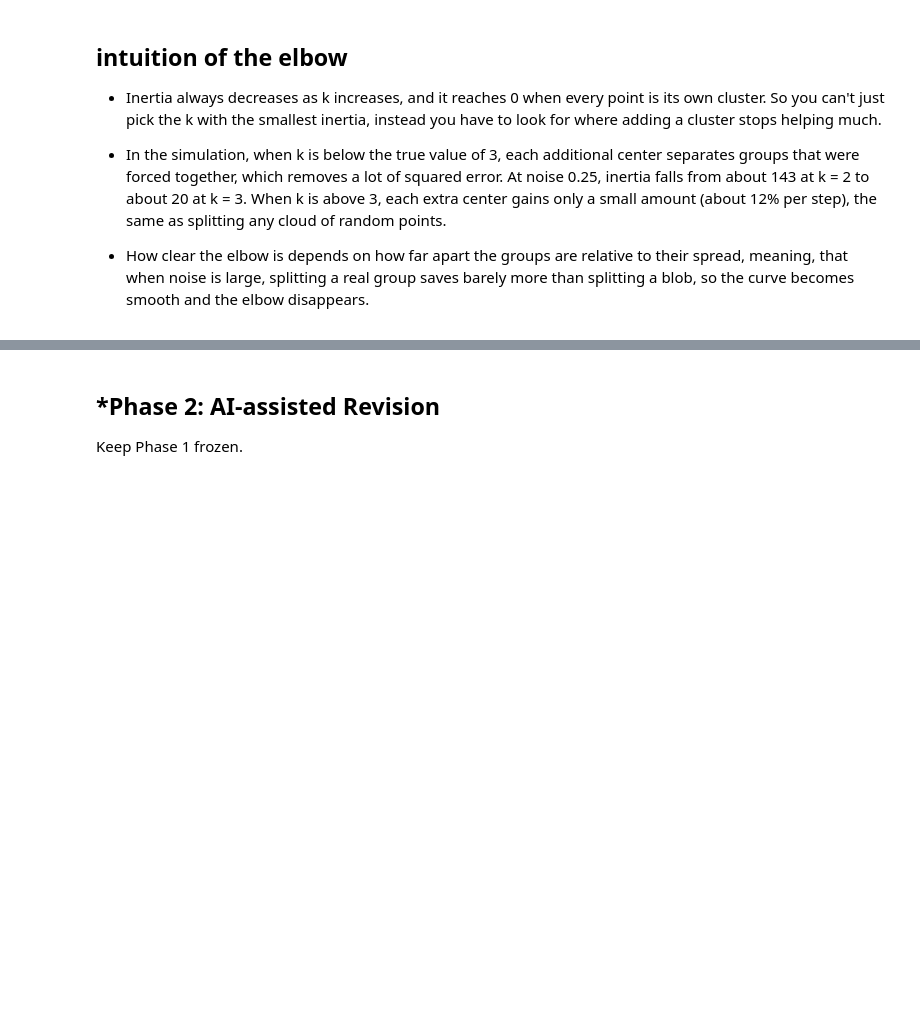
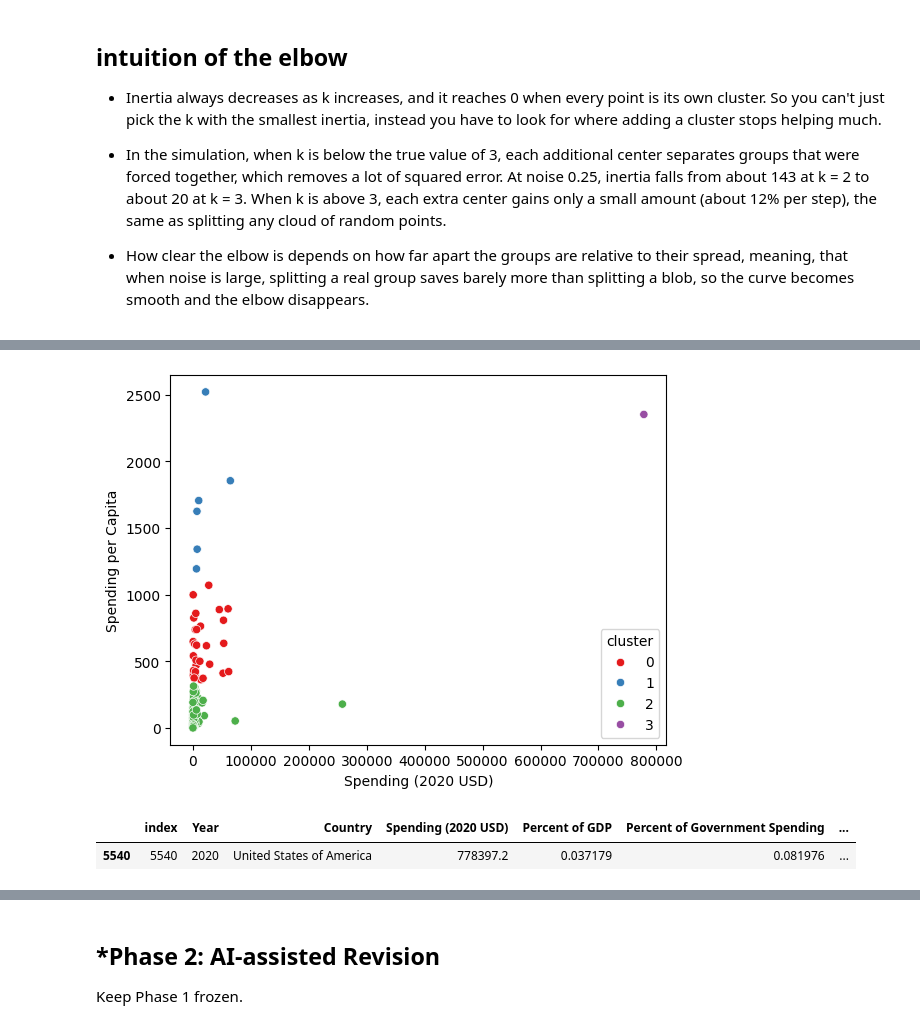
Before and after one commit to YafetG3/A04-clustering, a Jupyter notebook: A04_Clustering.ipynb, the cells around one changed output, grey strips where cells are left out. Saved outputs shown, nothing was run; the diff lists cells and outputs as text; code cells hidden in the pictures; blank space fills up the shorter version.

```diff
--- a/A04_Clustering.ipynb
+++ b/A04_Clustering.ipynb
@@ -167,0 +206,11 @@ display(summary)
+# %%
+dfA["cluster"] = KMeans(n_clusters=4, n_init=10, random_state=0).fit_predict(XA)
+sns.scatterplot(data=dfA, x=S, y=P, hue="cluster", palette="Set1")
+plt.show()
+# %% [output]
+[figure, added]
+# %%
+dfA[dfA["Country"] == "United States of America"]
+# %% [output]
+|  | index | Year | Country | Spending (2020 USD) | Percent of GDP | Percent of Government Spending | ... |
+| 5540 | 5540 | 2020 | United States of America | 778397.2 | 0.037179 | 0.081976 | ... |
```
Also changed, not shown: parts of 19 cells of this notebook.
